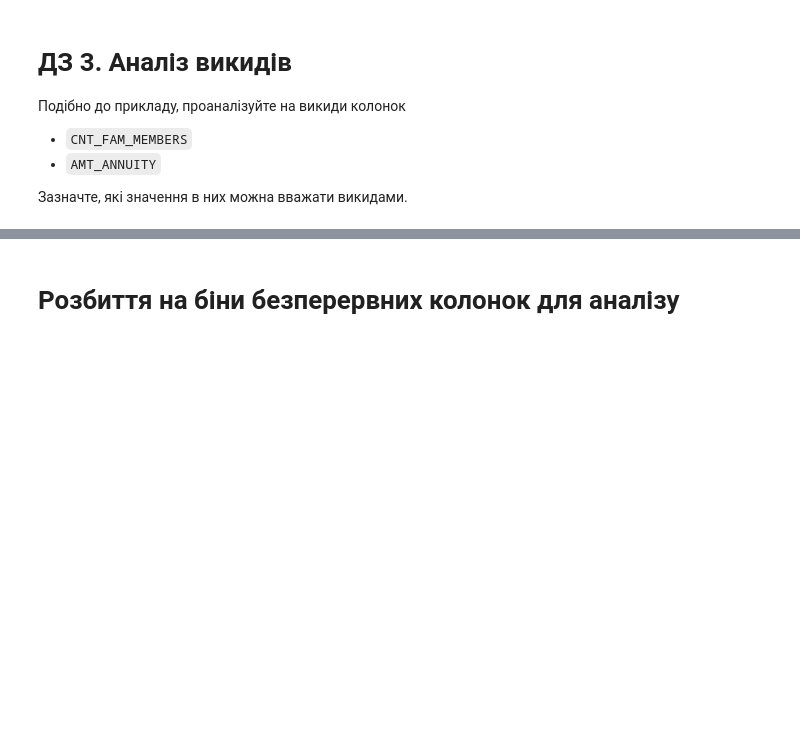
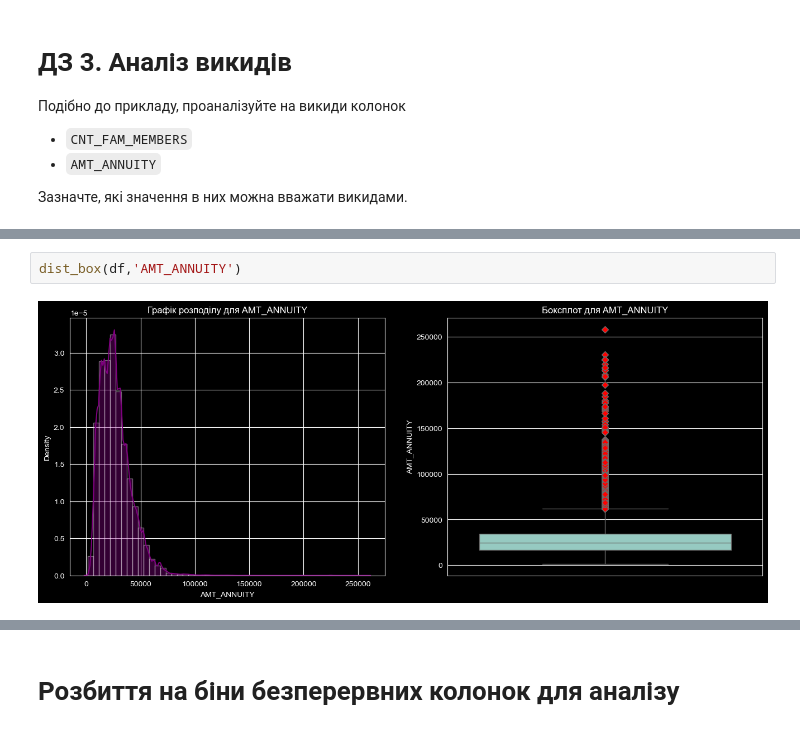
Before and after one commit to maryna-hliebova/machine-learning, a Jupyter notebook: notebooks/eta/HW_1_2_Credit_EDA.ipynb, the cells around one changed output, grey strips where cells are left out. Cells and saved outputs as stored; diff of their text form; blank space fills up the shorter version.

```diff
--- a/notebooks/eta/HW_1_2_Credit_EDA.ipynb
+++ b/notebooks/eta/HW_1_2_Credit_EDA.ipynb
@@ -1042,0 +1344,4 @@ df[df['AMT_INCOME_TOTAL'] > 900000].head()
+# %%
+dist_box(df,'AMT_ANNUITY')
+# %% [output]
+[figure, added]
```
Also changed, not shown: parts of 40 cells of this notebook.
